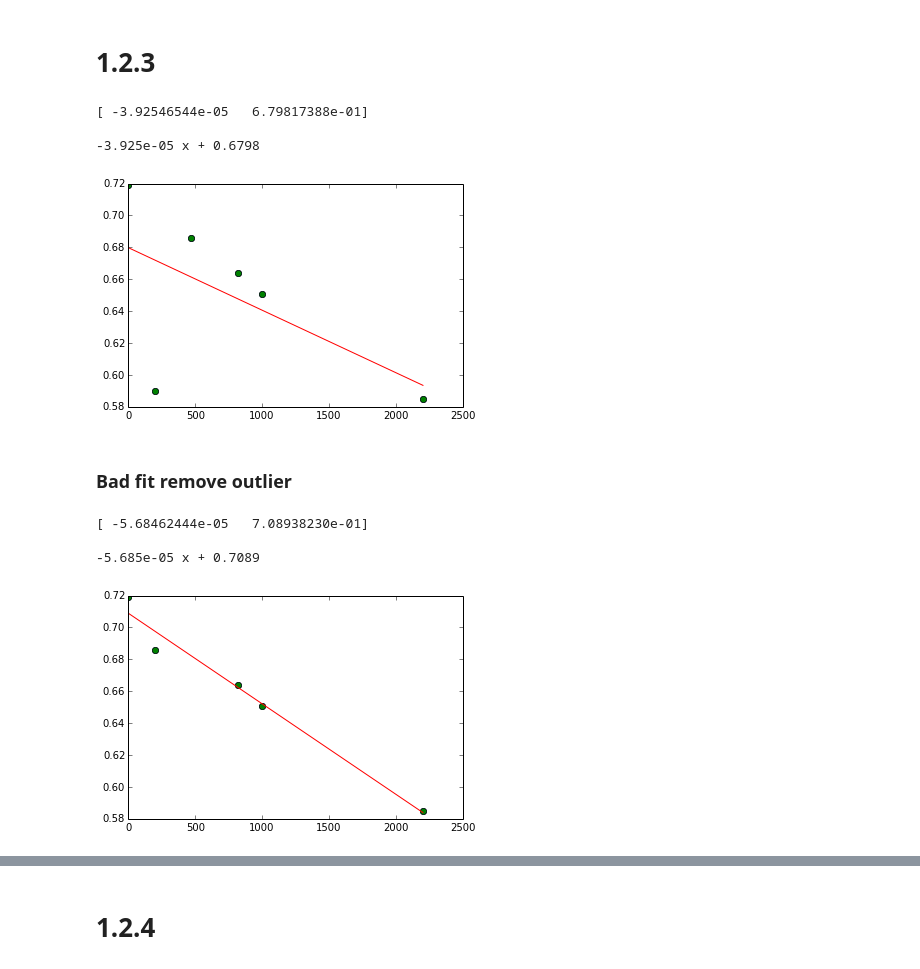
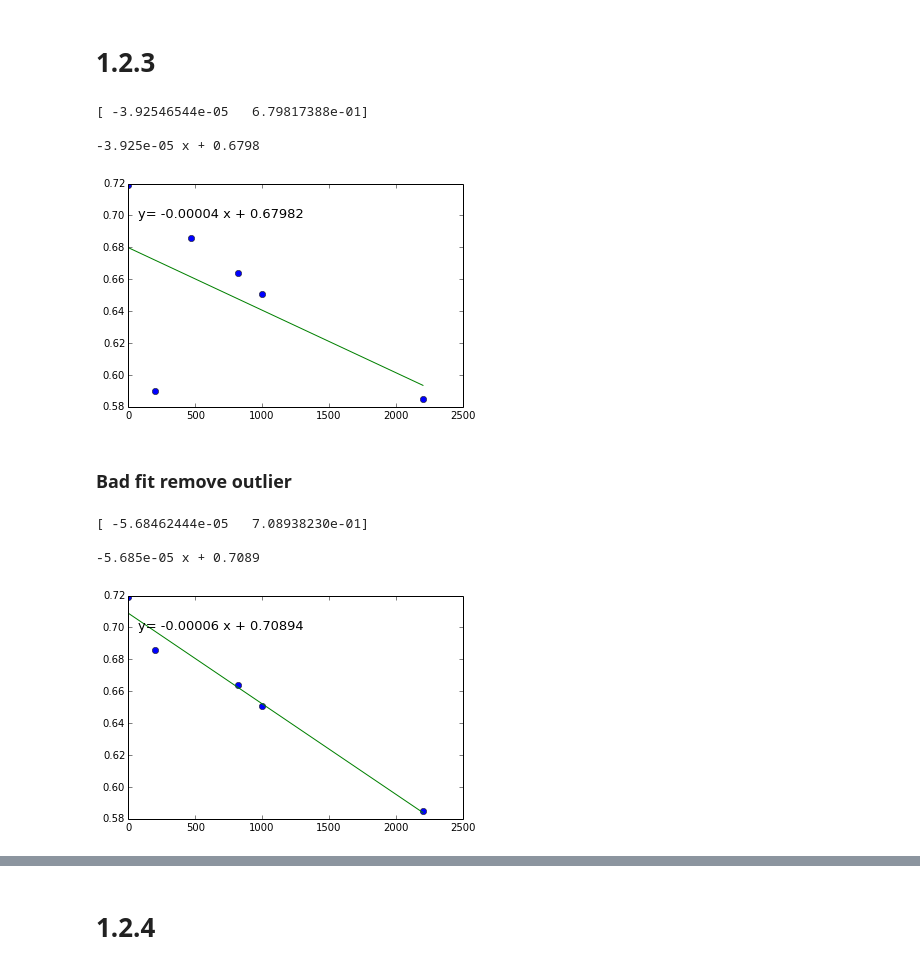
Before and after one commit to dorisjlee/111BSClab, a Jupyter notebook: lab1/Plots for lab 1.ipynb, the cells around one changed output, grey strips where cells are left out. Cells and saved outputs as stored; diff of their text form; code cells hidden in the pictures.

```diff
--- a/lab1/Plots for lab 1.ipynb
+++ b/lab1/Plots for lab 1.ipynb
@@ -79,41 +79,51 @@ vt/(r_1)
 # %% [output]
 0.020797576752638127
 # %%
-def fit_and_plot(x,y):
+def fit_and_plot(x,y,zeroed=False,annotate_fit= True):
 #     x=1./x**2
 #     y=1./y
 #     fig = plt.figure()
-    plt.plot(x,y,'o')
+    fig = plt.figure()
+    ax1 = fig.add_subplot(111)
+    ax1.plot(x,y,'o')
     z = np.polyfit(x,y, 1)
     print z
     p = np.poly1d(z)
     print p
-    a = np.linspace(min(x),max(x))
-    plt.plot(a, p(np.linspace(min(x),max(x))))
+    if zeroed :
+        a = np.linspace(0,max(x))
+    else:
+        a = np.linspace(min(x),max(x))
+    ax1.plot(a, p(np.linspace(min(x),max(x))))
+    if annotate_fit:
+        slope = z[0]
+        intercept = z[1]
+        ax1.text(0.03,0.85,"y= %.5f x + %.5f"%(slope,intercept), fontsize=13,transform=ax1.transAxes)
+
 #     ax1 = fig.add_subplot(111)
 #     ax1.text(0.03,0.8,"y= %.5f x %.5f"%(p[0],p[1]), fontsize=13,transform=ax.transAxes)
     return p
 # %% [markdown]
 # 1.2.3
 # %%
-r = [0,200,470,820,1000,2200]# [kohm]
-v = [0.719,0.590,0.686,0.664,0.651,584.8e-3] #[V]
-plt.plot(r,v,'o')
+r = np.array([0,200,470,820,1000,2200])# [kohm]
+v = np.array([0.719,0.590,0.686,0.664,0.651,584.8e-3]) #[V]
+# plt.plot(r,v,'o')
 p1 = fit_and_plot(r,v)
 # %% [output]
 [ -3.92546544e-05   6.79817388e-01]
 
 -3.925e-05 x + 0.6798
-[figure, old version]
+[figure, new version]
 # %% [markdown]
 ### Bad fit remove outlier
 # %%
 r = [0,200, 820,1000,2200]# [kohm]
 v = [0.719, 0.686,0.664,0.651,584.8e-3] #[V]
-plt.plot(r,v,'o')
+# plt.plot(r,v,'o')
 p1 = fit_and_plot(r,v)
 # %% [output]
 [ -5.68462444e-05   7.08938230e-01]
 
 -5.685e-05 x + 0.7089
-[figure, old version]
+[figure, new version]
```
Also changed, not shown: parts of 3 cells of this notebook, 1 other file.
